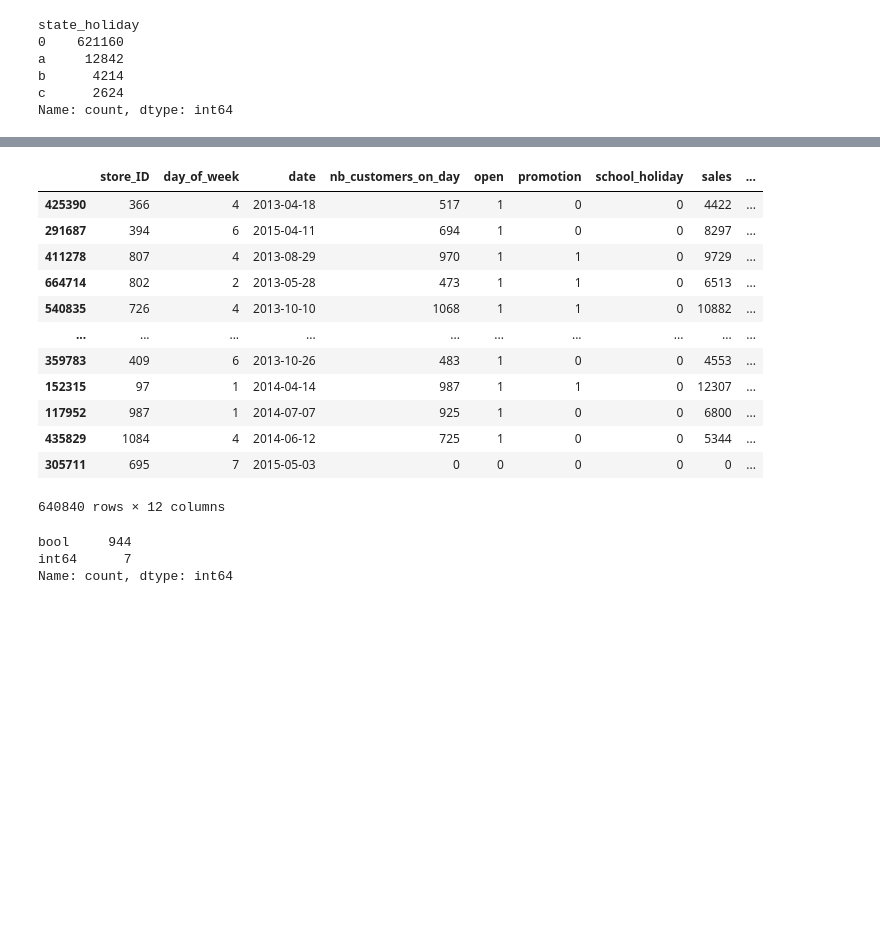
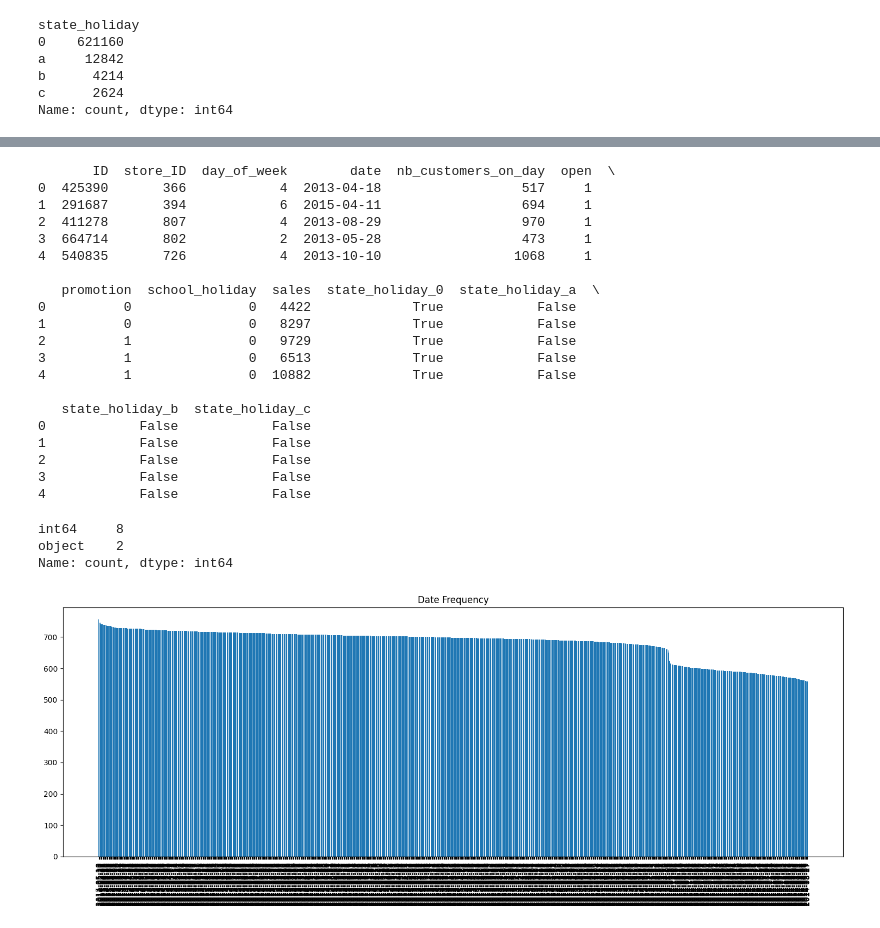
Before and after one commit to perlati/Mini-Project---G2, a Jupyter notebook: sales_g2.ipynb, the cells around one changed output, grey strips where cells are left out. Drawn from its saved outputs; the diff is of its cells as text; code cells hidden in the pictures; blank space fills up the shorter version.

```diff
--- a/sales_g2.ipynb
+++ b/sales_g2.ipynb
@@ -121,26 +135,55 @@ Index(['store_ID', 'day_of_week', 'date', 'nb_customers_on_day', 'open',
        'promotion', 'state_holiday', 'school_holiday', 'sales'],
       dtype='object')
 # %%
-pd.get_dummies(sales, columns=['state_holiday'], prefix='state_holiday')
+#   Create dummy variables for 'state_holiday' column
+
+sales_dummy = pd.get_dummies(sales, columns=['state_holiday'], prefix='state_holiday')
+print(sales_dummy.head())
 # %% [output]
-|  | store_ID | day_of_week | date | nb_customers_on_day | open | promotion | school_holiday | sales | ... |
-| 425390 | 366 | 4 | 2013-04-18 | 517 | 1 | 0 | 0 | 4422 | ... |
-| 291687 | 394 | 6 | 2015-04-11 | 694 | 1 | 0 | 0 | 8297 | ... |
-| 411278 | 807 | 4 | 2013-08-29 | 970 | 1 | 1 | 0 | 9729 | ... |
-| 664714 | 802 | 2 | 2013-05-28 | 473 | 1 | 1 | 0 | 6513 | ... |
-| 540835 | 726 | 4 | 2013-10-10 | 1068 | 1 | 1 | 0 | 10882 | ... |
-| ... | ... | ... | ... | ... | ... | ... | ... | ... | ... |
-| 359783 | 409 | 6 | 2013-10-26 | 483 | 1 | 0 | 0 | 4553 | ... |
-| 152315 | 97 | 1 | 2014-04-14 | 987 | 1 | 1 | 0 | 12307 | ... |
-| 117952 | 987 | 1 | 2014-07-07 | 925 | 1 | 0 | 0 | 6800 | ... |
-| 435829 | 1084 | 4 | 2014-06-12 | 725 | 1 | 0 | 0 | 5344 | ... |
-| 305711 | 695 | 7 | 2015-05-03 | 0 | 0 | 0 | 0 | 0 | ... |
-640840 rows × 12 columns
+       ID  store_ID  day_of_week        date  nb_customers_on_day  open  \
+0  425390       366            4  2013-04-18                  517     1
+1  291687       394            6  2015-04-11                  694     1
+2  411278       807            4  2013-08-29                  970     1
+3  664714       802            2  2013-05-28                  473     1
+4  540835       726            4  2013-10-10                 1068     1
+
+   promotion  school_holiday  sales  state_holiday_0  state_holiday_a  \
+0          0               0   4422             True            False
+1          0               0   8297             True            False
+2          1               0   9729             True            False
+3          1               0   6513             True            False
+4          1               0  10882             True            False
+
+   state_holiday_b  state_holiday_c
+0            False            False
+1            False            False
+2            False            False
+3            False            False
+4            False            False
 # %%
+# Display the first few rows of the new dataframe
+
 sales_dummy.head()
 
-sales_dummy.dtypes.value_counts()
+sales.dtypes.value_counts()
 # %% [output]
-bool     944
-int64      7
+int64     8
+object    2
 Name: count, dtype: int64
+# %%
+# Plot date frequency
+
+def print_bar_plot(x, y, figsize=(15, 6), title=None): #	Define a function to plot bar plots
+	plt.figure(figsize=figsize) 	#	Set the figure size
+	plt.bar(x, y) 					#	Plot the bar plot
+	if title:						#	Set the title
+		plt.title(title)
+	plt.xticks(rotation=90)			#	Rotate x-axis labels for better readability
+	plt.tight_layout()  			#	Adjust layout to prevent clipping
+	plt.show()						#	Display the plot
+
+# create and plot the date frequency using the correct column name 'date'
+vc = sales['date'].value_counts()
+print_bar_plot(vc.index, vc.values, figsize=(15, 6), title="Date Frequency")
+# %% [output]
+[figure, added]
```
Also changed, not shown: parts of 22 cells of this notebook, 4 other files.
